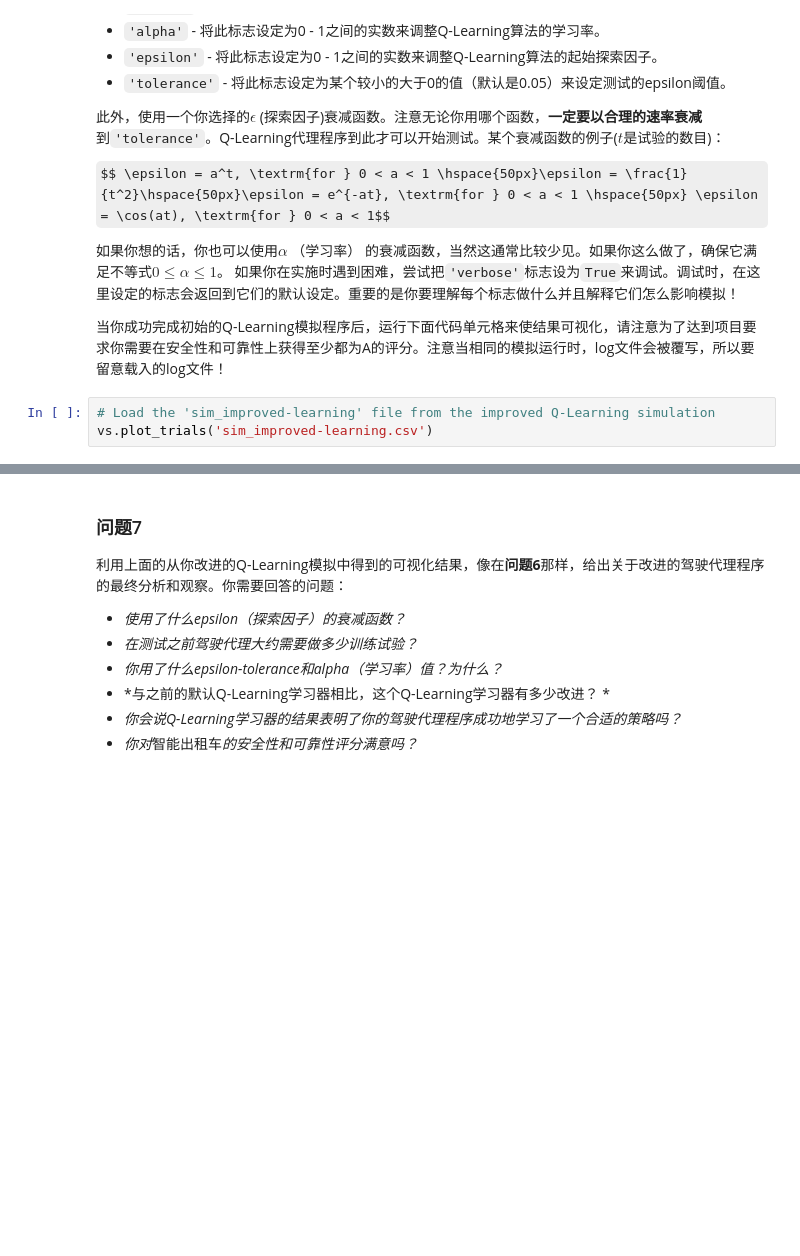
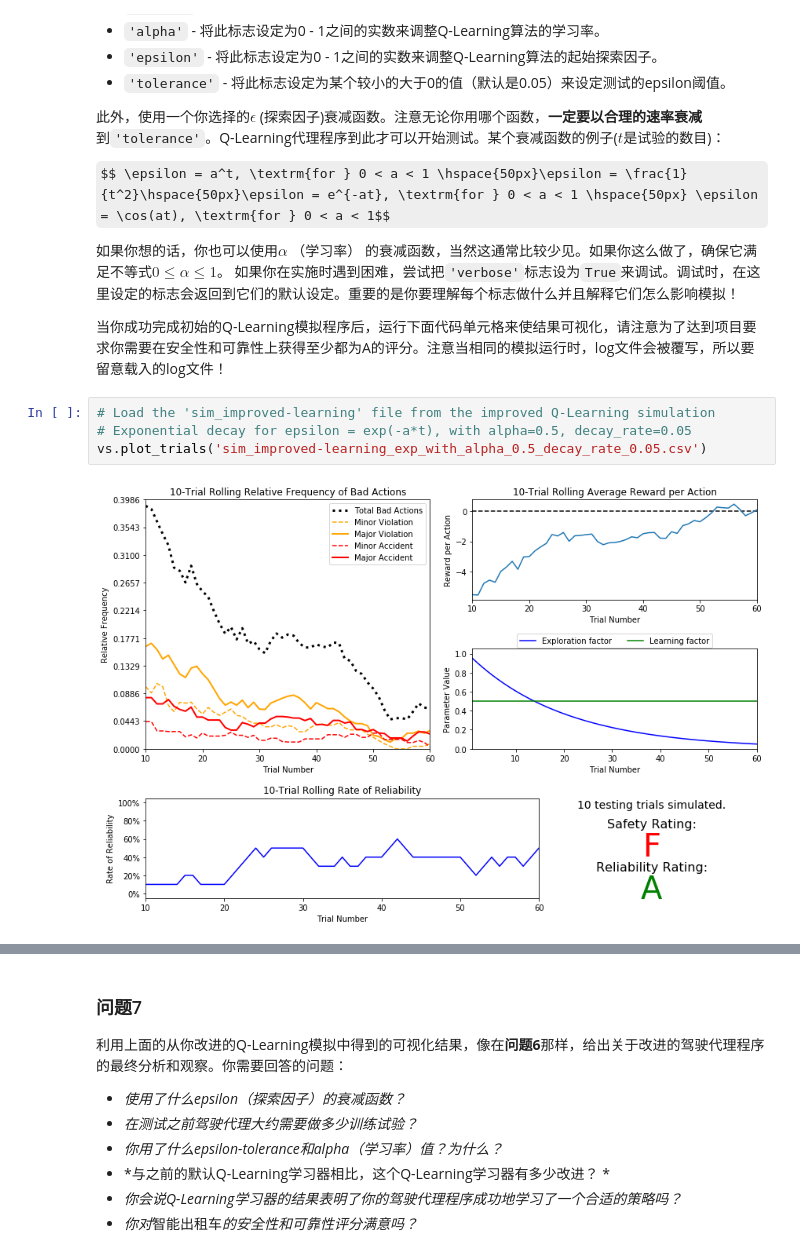
Before and after one commit to GreenWangcl/UD_ML, a Jupyter notebook: advanced/p4_smartcab/smartcab.ipynb, the cells around one changed output, grey strips where cells are left out. Saved outputs shown, nothing was run; the diff lists cells and outputs as text; some formulas as TeX source; blank space fills up the shorter version.

Commit message:
Improved learning data

```diff
--- a/advanced/p4_smartcab/smartcab.ipynb
+++ b/advanced/p4_smartcab/smartcab.ipynb
@@ -249,4 +249,7 @@ $$ \epsilon = a^t, \textrm{for } 0 < a < 1 \hspace{50px}\epsilon = \frac{1}{t^2}
 当你成功完成初始的Q-Learning模拟程序后，运行下面代码单元格来使结果可视化，请注意为了达到项目要求你需要在安全性和可靠性上获得至少都为A的评分。注意当相同的模拟运行时，log文件会被覆写，所以要留意载入的log文件！
 # %%
 # Load the 'sim_improved-learning' file from the improved Q-Learning simulation
-vs.plot_trials('sim_improved-learning.csv')
+# Exponential decay for epsilon = exp(-a*t), with alpha=0.5, decay_rate=0.05
+vs.plot_trials('sim_improved-learning_exp_with_alpha_0.5_decay_rate_0.05.csv')
+# %% [output]
+[figure, added]
```
Also changed, not shown: parts of 6 cells of this notebook, 11 other files.
